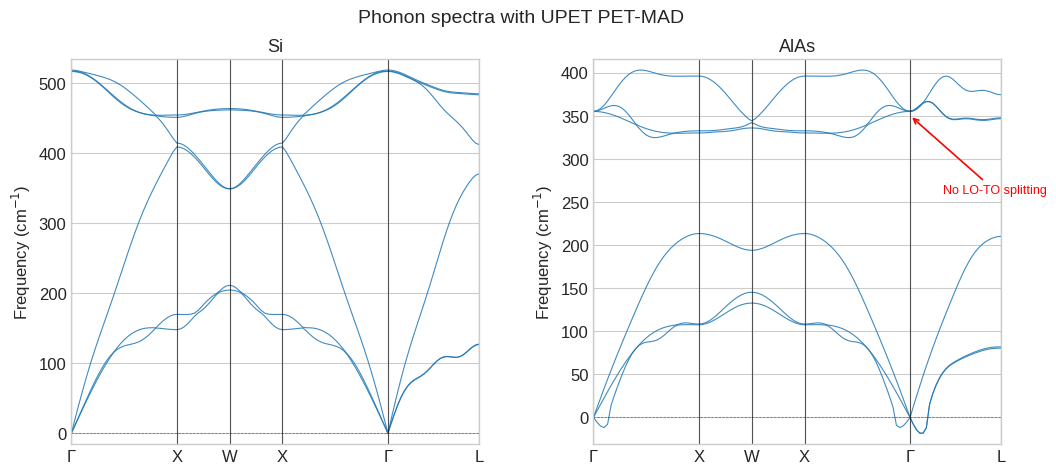
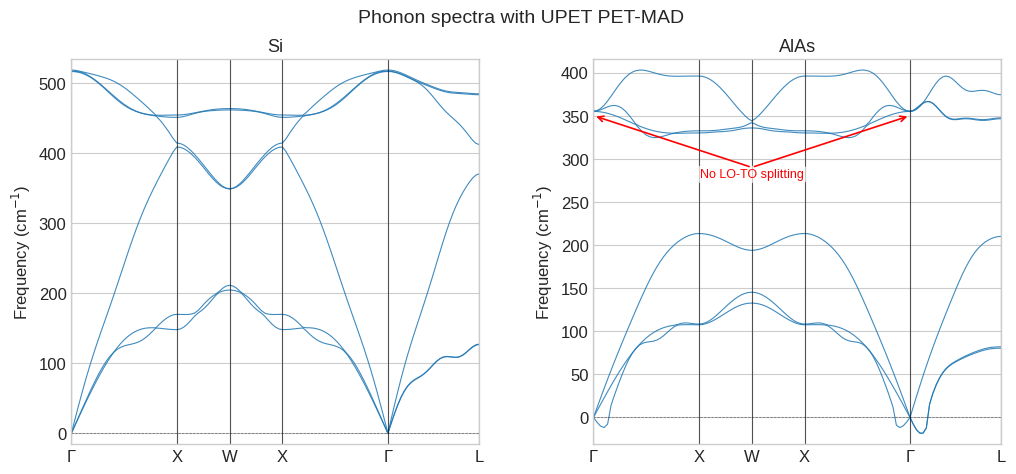
The change to this notebook cell's code, shown as a diff; its figure went from the first image to the second:
--- before
+++ after
@@ -72,5 +72,5 @@
         gamma2_x = X_ticks[4]   # second Γ (middle of GXWXGL)
         text_x = (gamma1_x + gamma2_x) / 2
-        text_y = 350 + (e_flat.max() - 350) * 0.55  # halfway between optical branch and top
+        text_y = 275
 
         ax.text(text_x, text_y, "No LO-TO splitting",
@@ -78,7 +78,7 @@
                 bbox=dict(boxstyle="round,pad=0.2", fc="white", ec="none", alpha=0.7))
 
-        ax.annotate("", xy=(gamma1_x, 350), xytext=(text_x, text_y),
+        ax.annotate("", xy=(gamma1_x, 350), xytext=(text_x, text_y+15),
                     arrowprops=dict(arrowstyle="->", color="red", lw=1.2))
-        ax.annotate("", xy=(gamma2_x, 350), xytext=(text_x, text_y),
+        ax.annotate("", xy=(gamma2_x, 350), xytext=(text_x, text_y+15),
                     arrowprops=dict(arrowstyle="->", color="red", lw=1.2))
 

Commit: Minor change notebook and README